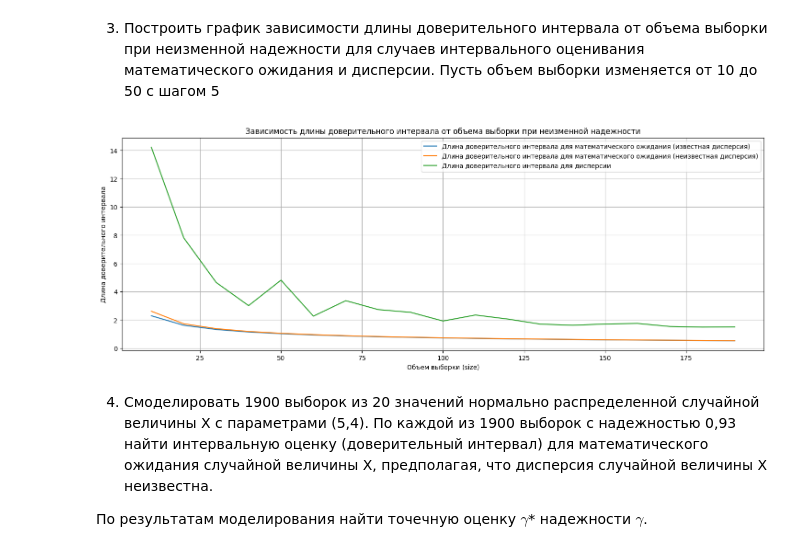
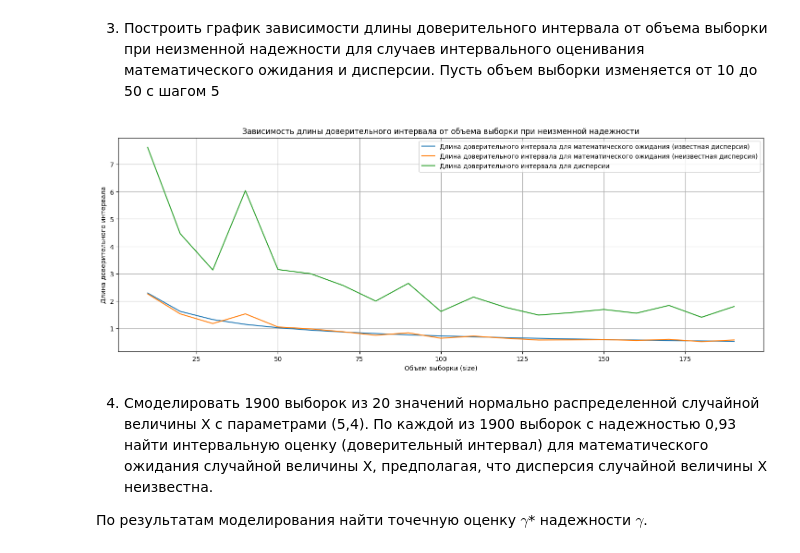
Before and after one commit to Darowiin/statistical_analysis, a Jupyter notebook: main.ipynb, the cells around one changed output. Saved outputs shown, nothing was run; the diff lists cells and outputs as text; code cells hidden in the pictures.

```diff
--- a/main.ipynb
+++ b/main.ipynb
@@ -184,35 +174,35 @@ for size in n_values:
     interval_1_ = sts.norm.interval(confidence = gamma, loc = sample_mean_, scale = sigma / np.sqrt(size))
     len_a_sigma_known_.append(interval_1_[1] - interval_1_[0])
 
     # 2. Доверительный интервал для математического ожидания при неизвестной дисперсии
     S___ = np.std(sample_, ddof=1)  # несмещенная оценка стандартного отклонения
-    interval_2_ = sts.t.interval(confidence = gamma, df = size-1, loc = sample_mean_, scale = S__ / np.sqrt(size))
+    interval_2_ = sts.t.interval(confidence = gamma, df = size-1, loc = sample_mean_, scale = S___ / np.sqrt(size))
     len_a_sigma_unknown_.append(interval_2_[1] - interval_2_[0])
 
     # 3. Доверительный интервал для дисперсии
     right_ = (1 + gamma) / 2
     left_ = (1 - gamma) / 2
     Y_right_ = sts.chi2.ppf(right_, df=size-1)
     Y_left_ = sts.chi2.ppf(left_, df=size-1)
     S___2 = S___ * S___
     right_bound_ = (size - 1) * S___2 / Y_right_
     left_bound_ = (size - 1) * S___2 / Y_left_
     len_sigma_.append(left_bound_ - right_bound_)
 
 # Построение графиков
 plt.figure(figsize=(18, 6))
 plt.plot(n_values, len_a_sigma_known_, label='Длина доверительного интервала для математического ожидания (известная дисперсия)')
 plt.plot(n_values, len_a_sigma_unknown_, label='Длина доверительного интервала для математического ожидания (неизвестная дисперсия)')
 plt.plot(n_values, len_sigma_, label='Длина доверительного интервала для дисперсии')
 
 plt.title('Зависимость длины доверительного интервала от объема выборки при неизменной надежности')
 plt.xlabel('Объем выборки (size)')
 plt.ylabel('Длина доверительного интервала')
 plt.grid()
 plt.legend()
 plt.show()
 # %% [output]
-[figure, old version]
+[figure, new version]
 # %% [markdown]
 4. Смоделировать 1900 выборок из 20 значений нормально распределенной случайной
 величины X с параметрами (5,4). По каждой из 1900 выборок с надежностью 0,93 найти
```
Also changed, not shown: parts of 11 cells of this notebook.
